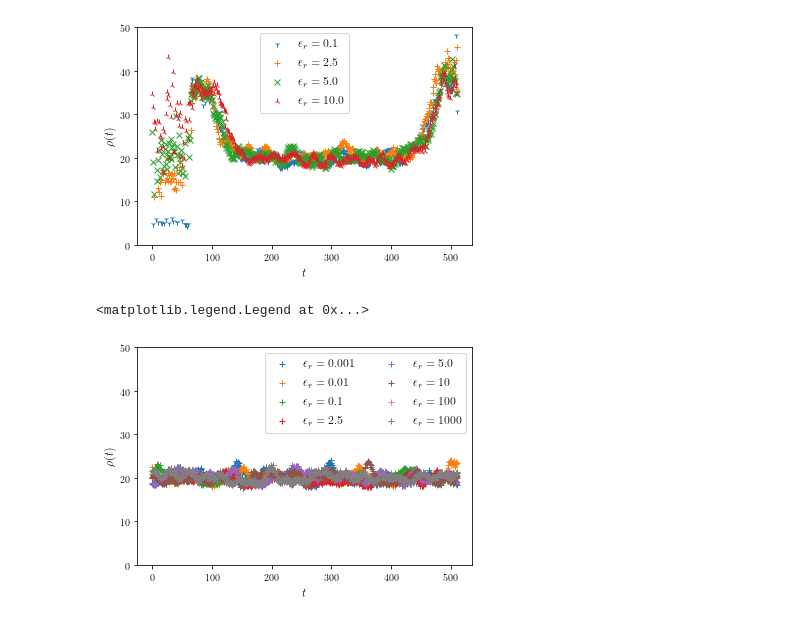
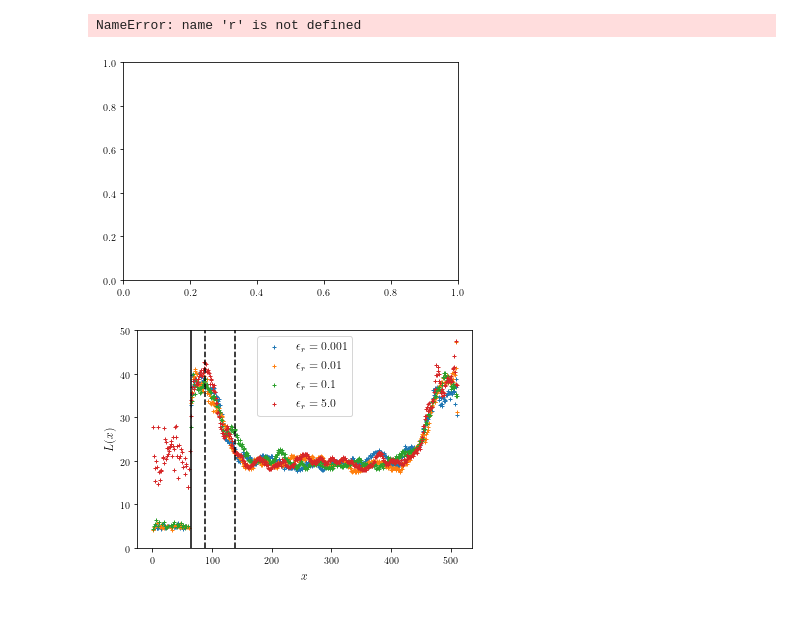
Before and after one commit to mlazarn/Summer18Research, a Jupyter notebook: MonteCarloSim/Untitled5.ipynb, the cells around one changed output. Drawn from its saved outputs; the diff is of its cells as text; code cells hidden in the pictures.

```diff
--- a/MonteCarloSim/Untitled5.ipynb
+++ b/MonteCarloSim/Untitled5.ipynb
@@ -75,7 +72,7 @@ def get_hwhm(data):
 data1 = np.genfromtxt("data/reactionRateData3/rate_0/corr_len_2.csv", delimiter=',')
 data2 = np.genfromtxt("data/reactionRateData3/rate_1/corr_len_2.csv", delimiter=',')
 data3 = np.genfromtxt("data/reactionRateData3/rate_2/corr_len_2.csv", delimiter=',')
-data4 = np.genfromtxt("data/reactionRateData3/rate_3/corr_len_2.csv", delimiter=',')
+#data4 = np.genfromtxt("data/reactionRateData3/rate_3/corr_len_2.csv", delimiter=',')
 #for i in range(1, 50):
 #    data1 = data1 + np.genfromtxt("data/densityTimeSeries/rate_0/run_{}/temporalData.csv".format(i), delimiter=',')
 #    data2 = data2 + np.genfromtxt("data/densityTimeSeries/rate_1/run_{}/temporalData.csv".format(i), delimiter=',')
@@ -90,29 +87,30 @@ r = np.arange(data2.shape[-1])
 # %%
 fig1, ax1 = plt.subplots(facecolor="white")
 ax1.plot(r[:], data1[:], marker='1', linestyle='None', label=r"$\epsilon_r = 0.1$")
 ax1.plot(r[:], data2[:], marker='+', linestyle='None', label=r"$\epsilon_r = 2.5$")
 ax1.plot(r[:], data3[:], marker='x', linestyle='None', label=r"$\epsilon_r = 5.0$")
 ax1.plot(r[:], data4[:], marker='2', linestyle='None', label=r"$\epsilon_r = 10.0$")
 #ax1.plot(data1, linestyle="-", label=r"$\epsilon_m = 0.1$")
 #ax1.plot(data2, linestyle="-", label=r"$\epsilon_m = 2.5$")
 #ax1.plot(data3, linestyle="-", label=r"$\epsilon_m = 5.0$")
 #ax1.plot(data4, linestyle="-", label=r"$\epsilon_m = 10.0$")
 #ax1.semilogy(r[1:128], data1[70,1:128], label=r"$\epsilon_r = 0.1$")
 #ax1.semilogy(r[1:128], data2[70,1:128], label=r"$\epsilon_r = 2.5$")
 #ax1.semilogy(r[1:128], data3[70,1:128], label=r"$\epsilon_r = 5.0$")
 #ax1.semilogy(r[1:128], data4[70,1:128], label=r"$\epsilon_r = 10.0$")
 #ax1.axhline(30, linestyle='--', color='k')
-#ax1.axvline(64, linestyle='-', color='k')
+ax1.axvline(64, linestyle='-', color='k')
 #ax1.axvline(138, linestyle='--', color='k')
 #ax1.axvline(438, linestyle='--', color='k')
 #ax1.axvline(511, linestyle='-', color='k')
 #ax1.axhline(0.75, linestyle='--', color='k', label='Mean Field Carrying Capacity')
 ax1.set_xlabel(r'$t$', fontsize='large')
 ax1.set_ylabel(r'$\rho(t)$', fontsize='large')
 ax1.set_ylim(bottom=0, top=50)
 ax1.legend(fontsize='large')
 
-plt.savefig("net_densities.png", dpi=200)
+#plt.savefig("net_densities.png", dpi=200)
 # %% [output]
+NameError: name 'r' is not defined
-[figure, old version]
+[figure, new version]
 # %%
@@ -128,14 +126,10 @@ data12 = np.genfromtxt("data/reactionRateData4/rate_6/corr_len.csv", delimiter='
 R = np.arange(data5.shape[-1])
 # %%
 fig1, ax1 = plt.subplots(facecolor="white")
-ax1.plot(R[:], data5[:], marker='+', linestyle='None', label=r"$\epsilon_r = 0.001$")
-ax1.plot(R[:], data6[:], marker='+', linestyle='None', label=r"$\epsilon_r = 0.01$")
-ax1.plot(R[:], data7[:], marker='+', linestyle='None', label=r"$\epsilon_r = 0.1$")
-ax1.plot(R[:], data8[:], marker='+', linestyle='None', label=r"$\epsilon_r = 2.5$")
-ax1.plot(R[:], data9[:], marker='+', linestyle='None', label=r"$\epsilon_r = 5.0$")
-ax1.plot(R[:], data10[:], marker='+', linestyle='None', label=r"$\epsilon_r = 10$")
-ax1.plot(R[:], data11[:], marker='+', linestyle='None', label=r"$\epsilon_r = 100$")
-ax1.plot(R[:], data12[:], marker='+', linestyle='None', label=r"$\epsilon_r = 1000$")
+ax1.plot(R[:], data5[:], marker='+', markersize=4, linestyle='None', label=r"$\epsilon_r = 0.001$")
+ax1.plot(R[:], data6[:], marker='+', markersize=4, linestyle='None', label=r"$\epsilon_r = 0.01$")
+ax1.plot(R[:], data7[:], marker='+', markersize=4, linestyle='None', label=r"$\epsilon_r = 0.1$")
+ax1.plot(R[:], data8[:], marker='+', markersize=4, linestyle='None', label=r"$\epsilon_r = 5.0$")
 #ax1.plot(data1, linestyle="-", label=r"$\epsilon_m = 0.1$")
 #ax1.plot(data2, linestyle="-", label=r"$\epsilon_m = 2.5$")
 #ax1.plot(data3, linestyle="-", label=r"$\epsilon_m = 5.0$")
@@ -145,15 +139,16 @@ ax1.plot(R[:], data12[:], marker='+', linestyle='None', label=r"$\epsilon_r = 10
 #ax1.semilogy(r[1:128], data3[70,1:128], label=r"$\epsilon_r = 5.0$")
 #ax1.semilogy(r[1:128], data4[70,1:128], label=r"$\epsilon_r = 10.0$")
 #ax1.axhline(30, linestyle='--', color='k')
-#ax1.axvline(64, linestyle='-', color='k')
-#ax1.axvline(138, linestyle='--', color='k')
+ax1.axvline(64, linestyle='-', color='k')
+ax1.axvline(89, linestyle='--', color='k')
+ax1.axvline(139, linestyle='--', color='k')
 #ax1.axvline(438, linestyle='--', color='k')
 #ax1.axvline(511, linestyle='-', color='k')
 #ax1.axhline(0.75, linestyle='--', color='k', label='Mean Field Carrying Capacity')
-ax1.set_xlabel(r'$t$', fontsize='large')
-ax1.set_ylabel(r'$\rho(t)$', fontsize='large')
+ax1.set_xlabel(r'$x$', fontsize='large')
+ax1.set_ylabel(r'$L(x)$', fontsize='large')
 ax1.set_ylim(bottom=0, top=50)
-ax1.legend(fontsize='large', ncol=2)
+ax1.legend(fontsize='large') #, ncol=2)
+plt.savefig('corr_len_test6_1.png', dpi=200)
 # %% [output]
-<matplotlib.legend.Legend at 0x...>
-[figure, old version]
+[figure, new version]
```
Also changed, not shown: parts of 3 cells of this notebook, 12 other files.
